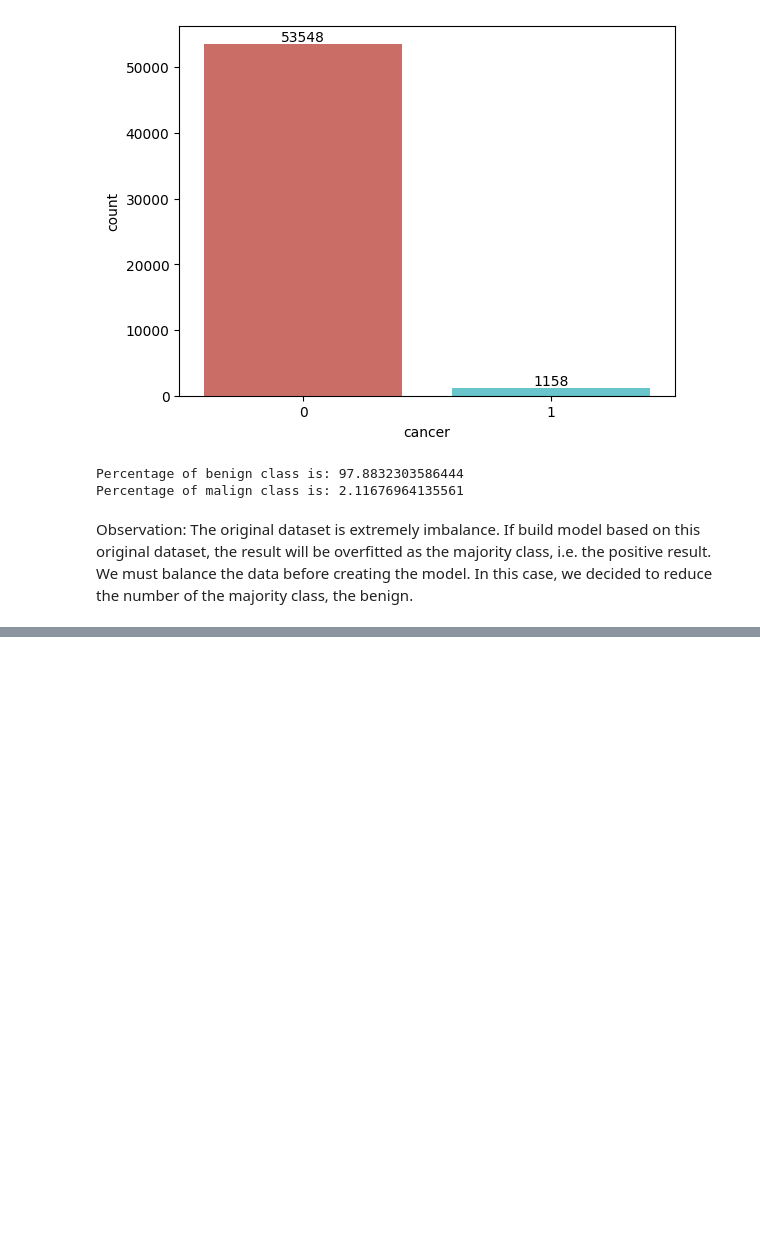
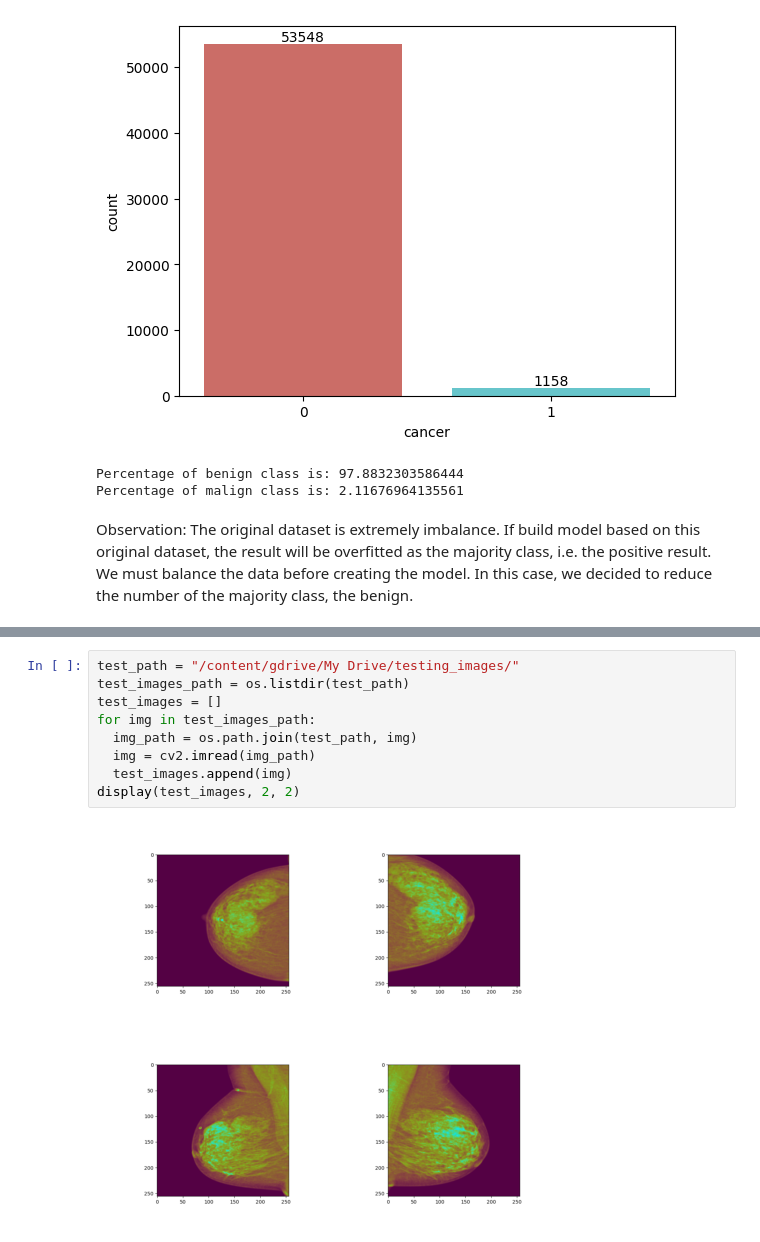
Before and after one commit to JiaLin-PGDDA/DMML2-CA, a Jupyter notebook: CodeArtefacts/DMML2_CA_Group11_Data_Exploration.ipynb, the cells around one changed output, grey strips where cells are left out. Drawn from its saved outputs; the diff is of its cells as text; blank space fills up the shorter version.

```diff
--- a/CodeArtefacts/DMML2_CA_Group11_Data_Exploration.ipynb
+++ b/CodeArtefacts/DMML2_CA_Group11_Data_Exploration.ipynb
@@ -131,0 +153,11 @@ ax.set_ylabel('Counts of patients');
+# %%
+test_path = "/content/gdrive/My Drive/testing_images/"
+test_images_path = os.listdir(test_path)
+test_images = []
+for img in test_images_path:
+  img_path = os.path.join(test_path, img)
+  img = cv2.imread(img_path)
+  test_images.append(img)
+display(test_images, 2, 2)
+# %% [output]
+[figure, added]
```
Also changed, not shown: parts of 9 cells of this notebook, 1 other file.
